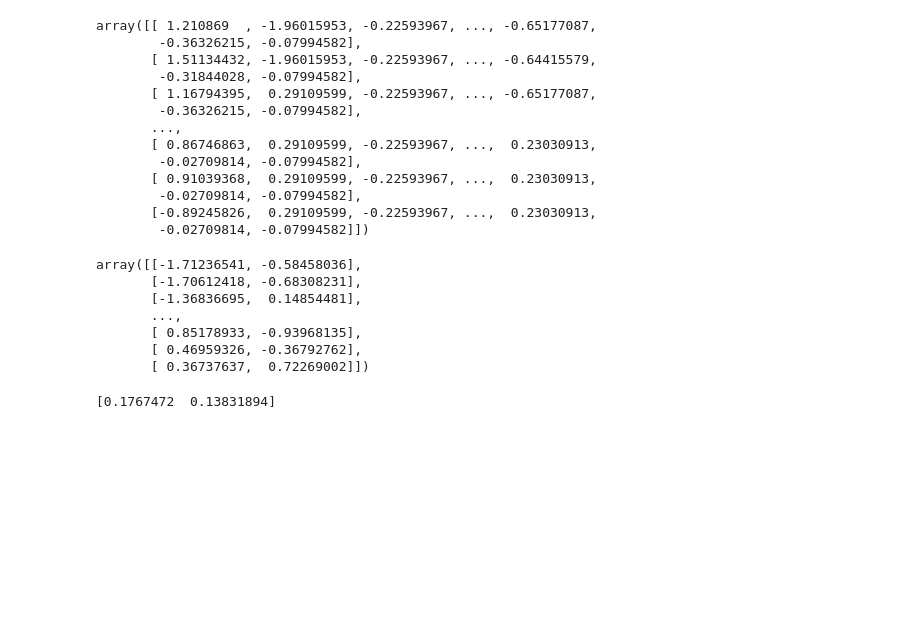
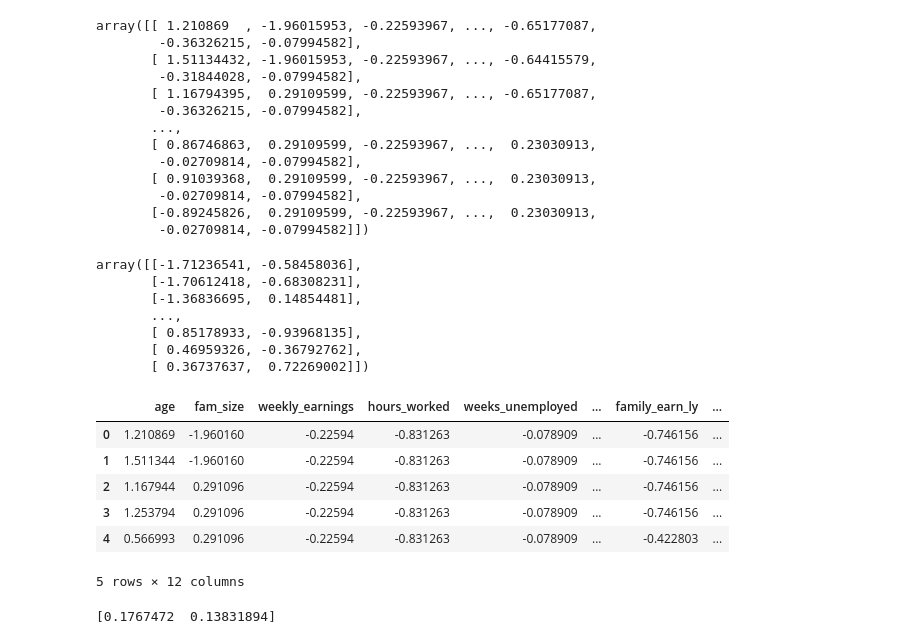
Before and after one commit to wisteriab/machine_learning_fall2024, a Jupyter notebook: python_code/PCA.ipynb, the cells around one changed output. Drawn from its saved outputs; the diff is of its cells as text; code cells hidden in the pictures; blank space fills up the shorter version.

```diff
--- a/python_code/PCA.ipynb
+++ b/python_code/PCA.ipynb
@@ -98,6 +102,17 @@ array([[-1.71236541, -0.58458036],
        [ 0.85178933, -0.93968135],
        [ 0.46959326, -0.36792762],
        [ 0.36737637,  0.72269002]])
+# %%
+PCA_2_scaled_df = pd.DataFrame(PCA_df_scaled, columns=PCA_features)
+PCA_2_scaled_df.head()
+# %% [output]
+|  | age | fam_size | weekly_earnings | hours_worked | weeks_unemployed | ... | family_earn_ly | ... |
+| 0 | 1.210869 | -1.960160 | -0.22594 | -0.831263 | -0.078909 | ... | -0.746156 | ... |
+| 1 | 1.511344 | -1.960160 | -0.22594 | -0.831263 | -0.078909 | ... | -0.746156 | ... |
+| 2 | 1.167944 | 0.291096 | -0.22594 | -0.831263 | -0.078909 | ... | -0.746156 | ... |
+| 3 | 1.253794 | 0.291096 | -0.22594 | -0.831263 | -0.078909 | ... | -0.746156 | ... |
+| 4 | 0.566993 | 0.291096 | -0.22594 | -0.831263 | -0.078909 | ... | -0.422803 | ... |
+5 rows × 12 columns
 # %%
 print(PCA_2.explained_variance_ratio_)
 # %% [output]
```
Also changed, not shown: parts of 4 cells of this notebook, 17 other files.
